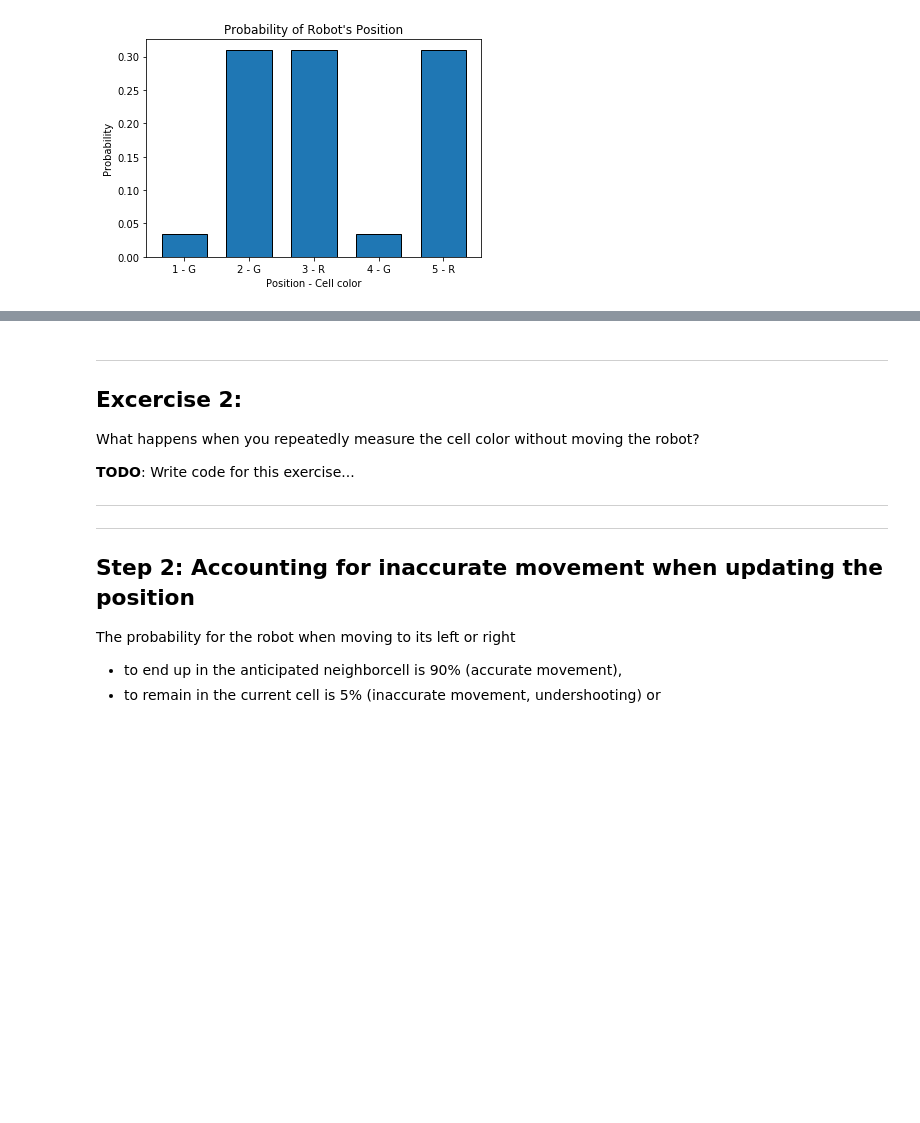
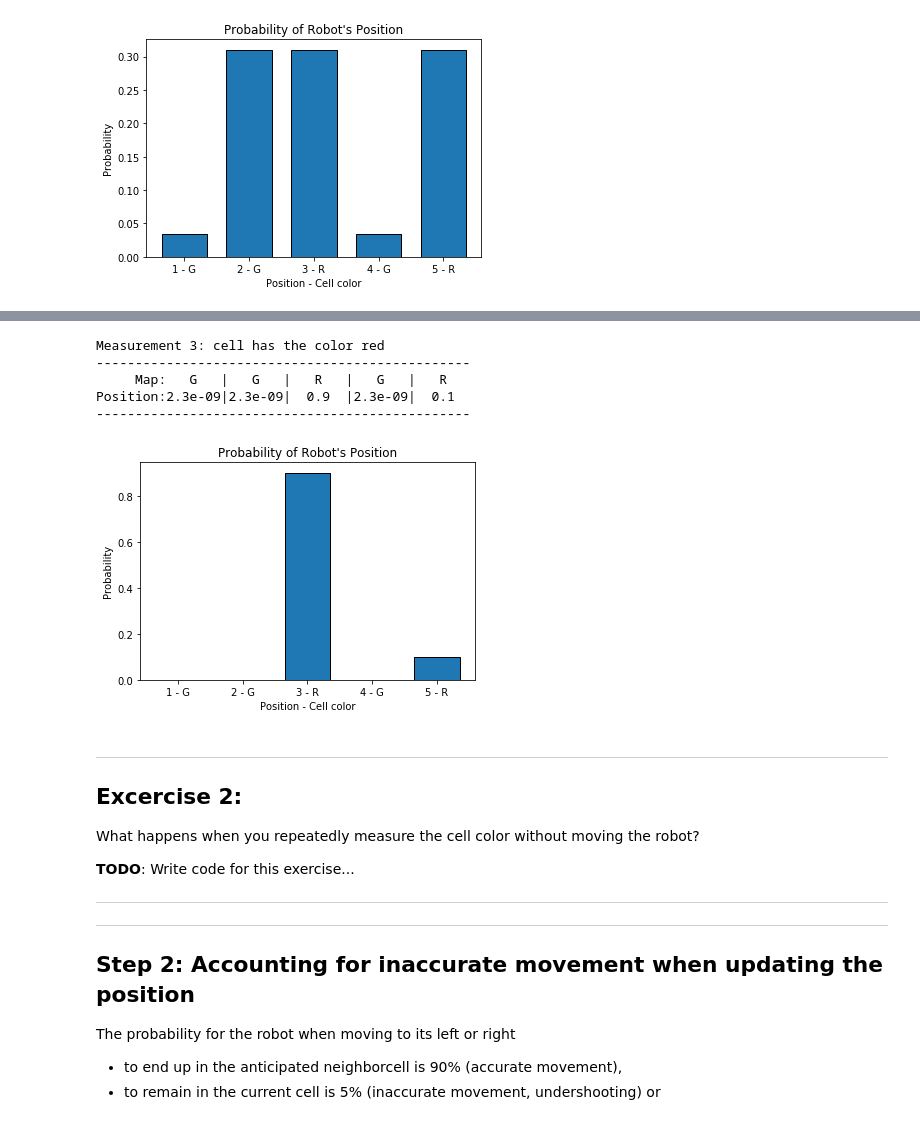
Before and after one commit to fgr/itad2018, a Jupyter notebook: localization1/2_localization_1d_with_noise.ipynb, the cells around one changed output, grey strips where cells are left out. Cells and saved outputs as stored; diff of their text form; code cells hidden in the pictures; blank space fills up the shorter version.

```diff
--- a/localization1/2_localization_1d_with_noise.ipynb
+++ b/localization1/2_localization_1d_with_noise.ipynb
@@ -93,3 +122,16 @@ Measurement 3: cell has the color red
+# %%
+print("Measurement 3: cell has the color red")
+beliefs = update_beliefs_given_inaccurate_sensor(
+    worldmap, beliefs, measured_color='R')
+show(worldmap, beliefs)
+show_diagram(worldmap, beliefs)
+# %% [output]
+Measurement 3: cell has the color red
+------------------------------------------------
+     Map:   G   |   G   |   R   |   G   |   R
+Position:2.3e-09|2.3e-09|  0.9  |2.3e-09|  0.1
+------------------------------------------------
+[figure, added]
 # %% [markdown]
 ----
 
```
Also changed, not shown: parts of 8 cells of this notebook.
